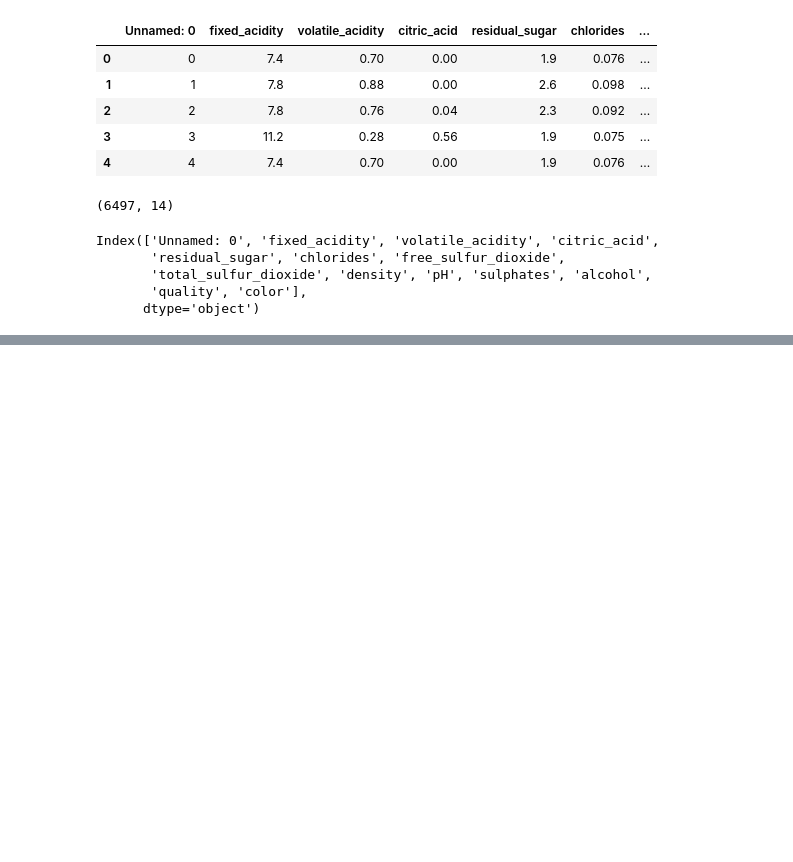
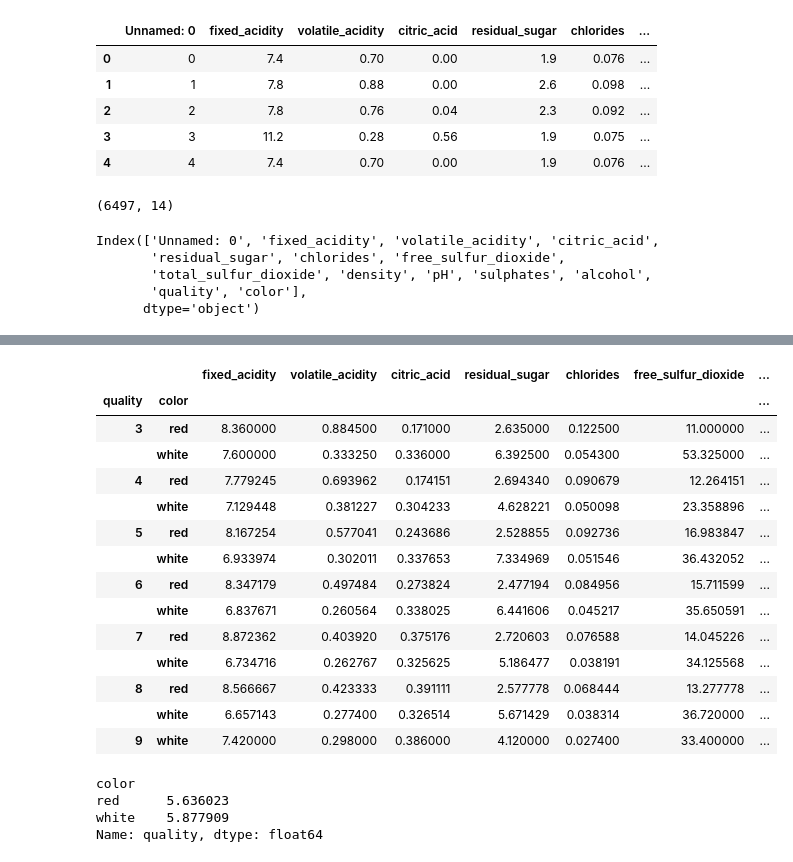
Before and after one commit to MRX44/Wine-Data-analysis, a Jupyter notebook: Untitled.ipynb, the cells around one changed output, grey strips where cells are left out. Drawn from its saved outputs; the diff is of its cells as text; code cells hidden in the pictures; blank space fills up the shorter version.

```diff
--- a/Untitled.ipynb
+++ b/Untitled.ipynb
@@ -98,0 +119,27 @@ Index(['Unnamed: 0', 'fixed_acidity', 'volatile_acidity', 'citric_acid',
+# %%
+#get the mean ph level for each quality and color
+wine_df.groupby(["quality","color"]).mean()
+# %% [output]
+|  |  | fixed_acidity | volatile_acidity | citric_acid | residual_sugar | chlorides | free_sulfur_dioxide | ... |
+| quality | color |  |  |  |  |  |  | ... |
+| 3 | red | 8.360000 | 0.884500 | 0.171000 | 2.635000 | 0.122500 | 11.000000 | ... |
+|  | white | 7.600000 | 0.333250 | 0.336000 | 6.392500 | 0.054300 | 53.325000 | ... |
+| 4 | red | 7.779245 | 0.693962 | 0.174151 | 2.694340 | 0.090679 | 12.264151 | ... |
+|  | white | 7.129448 | 0.381227 | 0.304233 | 4.628221 | 0.050098 | 23.358896 | ... |
+| 5 | red | 8.167254 | 0.577041 | 0.243686 | 2.528855 | 0.092736 | 16.983847 | ... |
+|  | white | 6.933974 | 0.302011 | 0.337653 | 7.334969 | 0.051546 | 36.432052 | ... |
+| 6 | red | 8.347179 | 0.497484 | 0.273824 | 2.477194 | 0.084956 | 15.711599 | ... |
+|  | white | 6.837671 | 0.260564 | 0.338025 | 6.441606 | 0.045217 | 35.650591 | ... |
+| 7 | red | 8.872362 | 0.403920 | 0.375176 | 2.720603 | 0.076588 | 14.045226 | ... |
+|  | white | 6.734716 | 0.262767 | 0.325625 | 5.186477 | 0.038191 | 34.125568 | ... |
+| 8 | red | 8.566667 | 0.423333 | 0.391111 | 2.577778 | 0.068444 | 13.277778 | ... |
+|  | white | 6.657143 | 0.277400 | 0.326514 | 5.671429 | 0.038314 | 36.720000 | ... |
+| 9 | white | 7.420000 | 0.298000 | 0.386000 | 4.120000 | 0.027400 | 33.400000 | ... |
+# %%
+#Q1: Is a certain type of wine (red or white) associated with higher quality?
+wine_df.groupby("color").mean()["quality"]
+# %% [output]
+color
+red      5.636023
+white    5.877909
+Name: quality, dtype: float64
```
Also changed, not shown: parts of 11 cells of this notebook.
